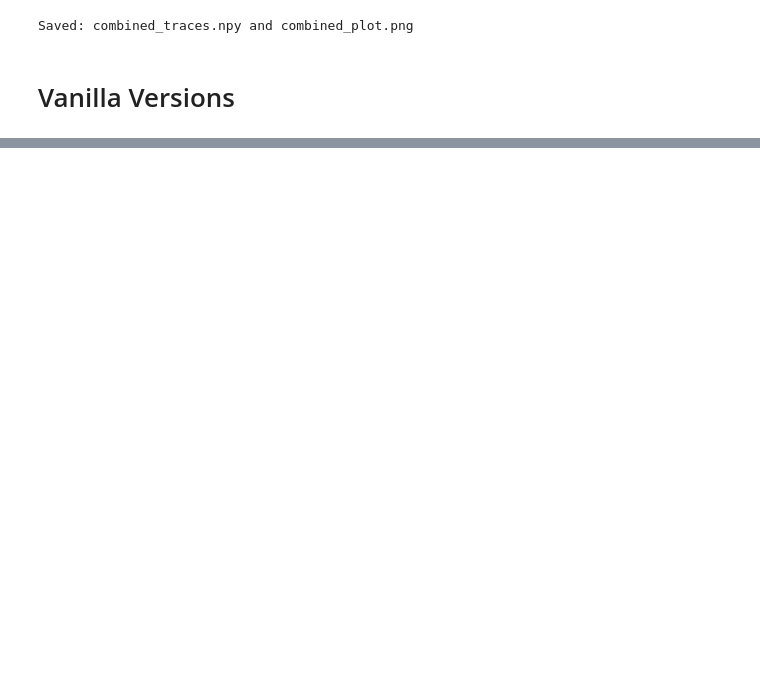
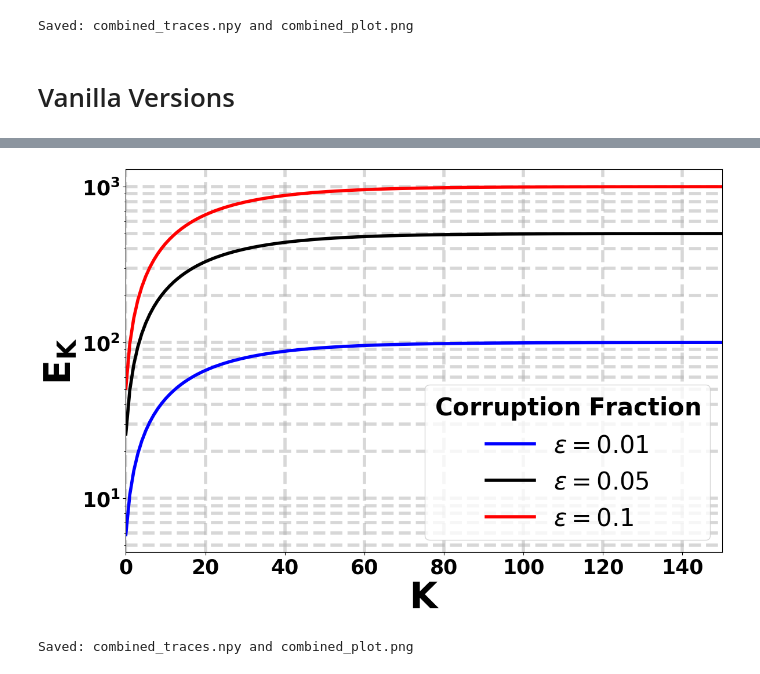
Before and after one commit to sreejeetm1729/Robust-Federated-Q-Learning-with-Almost-No-communication, a Jupyter notebook: Robust_Fed_Q.ipynb, the cells around one changed output, grey strips where cells are left out. Drawn from its saved outputs; the diff is of its cells as text; code cells hidden in the pictures; blank space fills up the shorter version.

```diff
--- a/Robust_Fed_Q.ipynb
+++ b/Robust_Fed_Q.ipynb
@@ -911 +857,34 @@ print("Saved: combined_traces.npy and combined_plot.png")
 Saved: combined_traces.npy and combined_plot.png
+# %%
+# ---------- plot ----------
+x = np.arange(max_len)
+plt.figure(figsize=(12, 8))
+
+# Define the colors you want
+colors = ["blue", "black", "red"]
+
+for i, y in enumerate(combined):
+    label = all_labels[i] if i < len(all_labels) else f"curve {i+1}"
+    color = colors[i % len(colors)]  # cycle through blue, black, red
+
+    # semilogy if positive
+    if np.all(y > 0):
+        plt.semilogy(x, y, linewidth=4, label=label, color=color)
+    else:
+        plt.plot(x, y, linewidth=4, label=label, color=color)
+
+plt.xlim([0, 150])
+plt.xlabel(r'$\mathbf{K}$', fontsize=45, fontweight='bold')
+plt.ylabel(r'$\mathbf{E_K}$', fontsize=45, fontweight='bold')
+plt.legend(title=r'$\mathbf{Corruption\ Fraction\ }$', fontsize=30, title_fontsize=30)
+plt.xticks(fontsize=25, fontweight='bold')
+plt.yticks(fontsize=25, fontweight='bold')
+plt.grid(True, which="both", linestyle="--", alpha=0.5, linewidth=4)
+plt.tight_layout()
+plt.savefig("combined_plot.png", dpi=1200)
+plt.show()
+
+print("Saved: combined_traces.npy and combined_plot.png")
+# %% [output]
+[figure, added]
+Saved: combined_traces.npy and combined_plot.png
```
Also changed, not shown: parts of 9 cells of this notebook.
